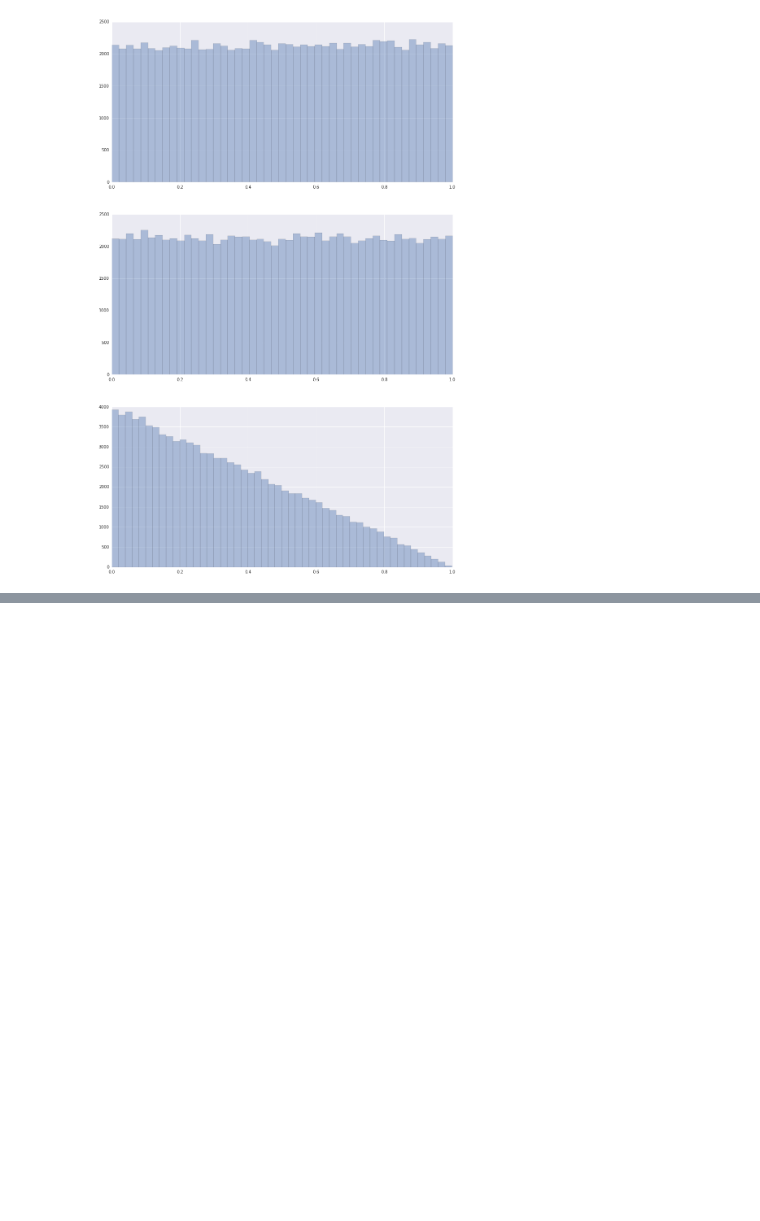
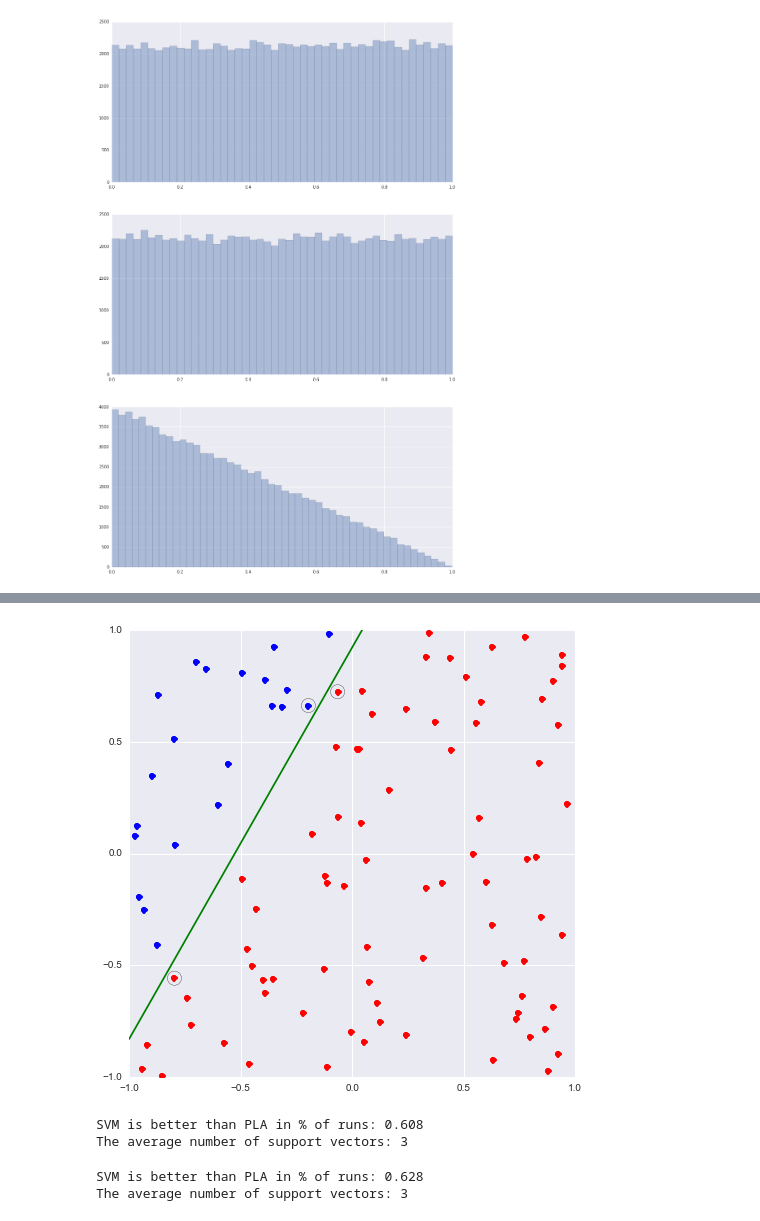
Before and after one commit to konniamchan/learning-from-data, a Jupyter notebook: learning-week-07.ipynb, the cells around one changed output, grey strips where cells are left out. Cells and saved outputs as stored; diff of their text form; code cells hidden in the pictures; blank space fills up the shorter version.

```diff
--- a/learning-week-07.ipynb
+++ b/learning-week-07.ipynb
@@ -110,0 +193,72 @@ validation_bias()
+# %%
+# Suppress QP printing
+cvxopt.solvers.options['show_progress'] = False
+# %%
+def SVM(points, labels):
+    # Remove column of ones
+    points = points[:, 1:]
+    # Calculate quadratic coefficients
+    N = len(labels)
+    yi_xi = labels[:, None] * points
+    coefs_quadratic = np.dot(yi_xi, yi_xi.T)
+    coefs_linear = np.array([-1.0] * N)
+    # Quadratic programming using CVXOPT
+    P = cvxopt.matrix(coefs_quadratic, tc="d")
+    q = cvxopt.matrix(coefs_linear, tc="d")
+    G = cvxopt.matrix(-np.eye(N), tc="d")
+    h = cvxopt.matrix(np.zeros(N), tc="d")
+    A = cvxopt.matrix(labels, (1,N), tc="d")
+    b = cvxopt.matrix(0.0)
+    solution = cvxopt.solvers.qp(P, q, G, h, A, b)
+    # Calculate weights
+    solution_x = np.ravel(solution['x'])
+    w_est = np.dot(solution_x, labels[:, None] * points)
+    # Calculate threshold(b) using the first support vector (could use any)
+    support_vectors = np.where(solution_x >= 0.0001)[0]
+    b = 1/labels[support_vectors[0]] - np.dot(w_est, points[support_vectors[0]])
+    return w_est, b, support_vectors
+# %%
+def SVM_plot():
+    points = generate_points(100)
+    w, labels = assignment(points)
+    w_est, b, support_vectors = SVM(points, labels)
+    # Show labels
+    show_labels(points, labels)
+    # Draw SVM line
+    x = np.linspace(-1, 1, 10)
+    y = -(w_est[0]*x + b)/w_est[1]
+    plt.plot(x, y, 'g-')
+    # Highlight support vectors
+    plt.scatter(points[support_vectors][:,1], points[support_vectors][:,2],
+                s=200, facecolors='none', edgecolors='black')
+    plt.axis([-1, 1, -1, 1])
+
+SVM_plot()
+# %% [output]
+[figure, added]
+# %%
+def problem_8(N, RUNS):
+    SVM_over_PLA = []
+    for run in range(RUNS):
+        points = generate_points(N)
+        w, labels = assignment(points)
+        # PLA
+        w_est_PLA = PLA(points, labels)
+        total_probs_PLA = probs(w, w_est_PLA)
+        # SVM
+        w_est_SVM, b, support_vectors = SVM(points, labels)
+        total_probs_SVM = probs(w, np.concatenate((np.array([b]), w_est_SVM)))
+        # Compare PLA and SVM
+        SVM_over_PLA.append(total_probs_SVM < total_probs_PLA)
+    print ("SVM is better than PLA in % of runs: {}".format(np.mean(SVM_over_PLA)))
+    print ("The average number of support vectors: {}".format(len(support_vectors)))
+
+problem_8(10, 1000)
+# %% [output]
+SVM is better than PLA in % of runs: 0.608
+The average number of support vectors: 3
+# %%
+problem_8(100, 1000)
+# %% [output]
+SVM is better than PLA in % of runs: 0.628
+The average number of support vectors: 3
```
Also changed, not shown: parts of 7 cells of this notebook.
